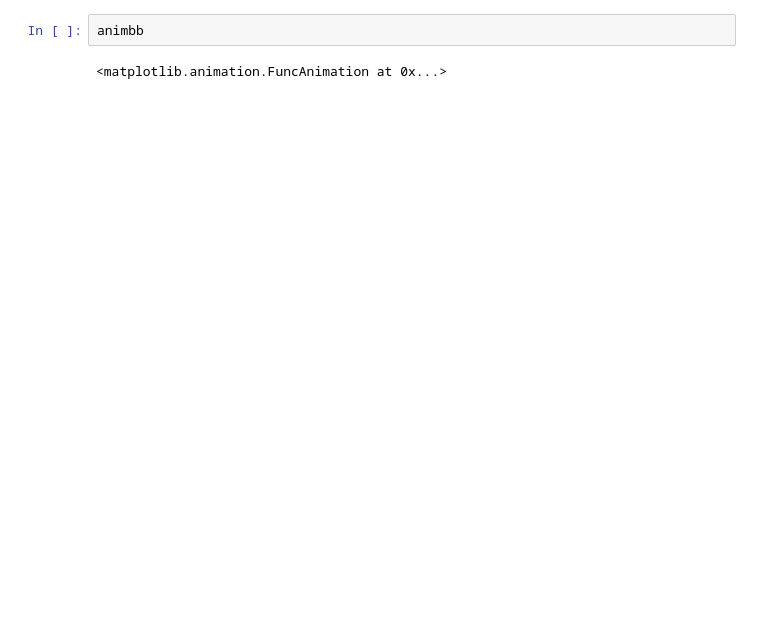
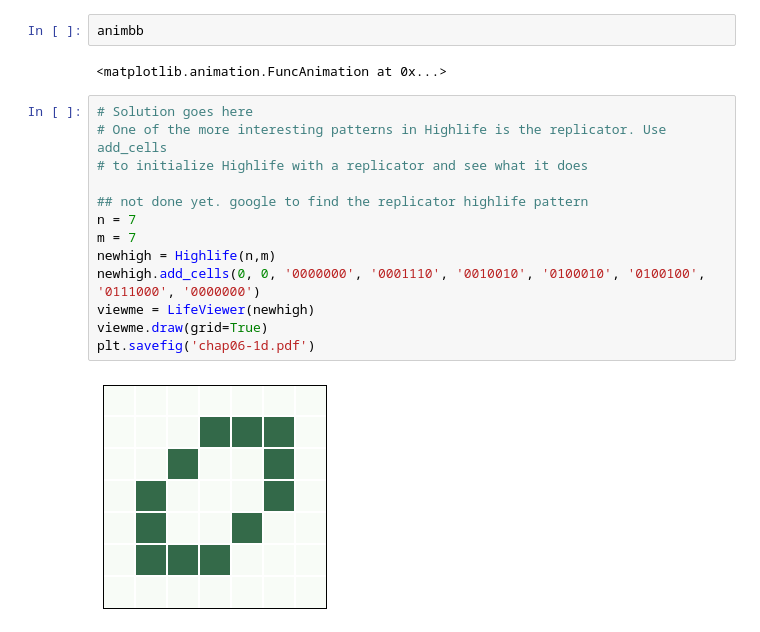
Before and after one commit to megsaysrawr/ThinkComplexity2, a Jupyter notebook: code/chap06.ipynb, the cells around one changed output. Cells and saved outputs as stored; diff of their text form; blank space fills up the shorter version.

```diff
--- a/code/chap06.ipynb
+++ b/code/chap06.ipynb
@@ -394,3 +384,18 @@ animbb = viewerbb.animate(frames=4, interval=400, grid=True)
 animbb
 # %% [output]
 <matplotlib.animation.FuncAnimation at 0x...>
+# %%
+# Solution goes here
+# One of the more interesting patterns in Highlife is the replicator. Use add_cells
+# to initialize Highlife with a replicator and see what it does
+
+## not done yet. google to find the replicator highlife pattern
+n = 7
+m = 7
+newhigh = Highlife(n,m)
+newhigh.add_cells(0, 0, '0000000', '0001110', '0010010', '0100010', '0100100', '0111000', '0000000')
+viewme = LifeViewer(newhigh)
+viewme.draw(grid=True)
+plt.savefig('chap06-1d.pdf')
+# %% [output]
+[figure, added]
```
Also changed, not shown: parts of 10 cells of this notebook, 18 other files.
